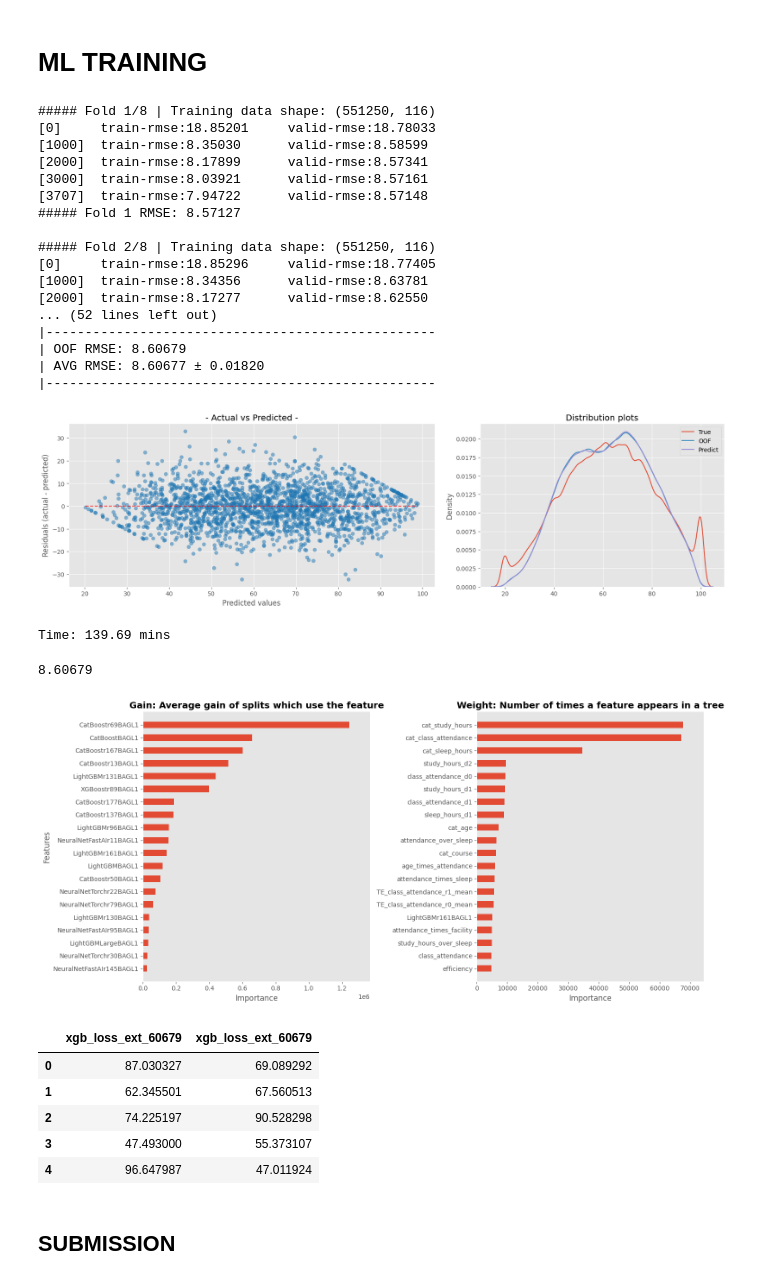
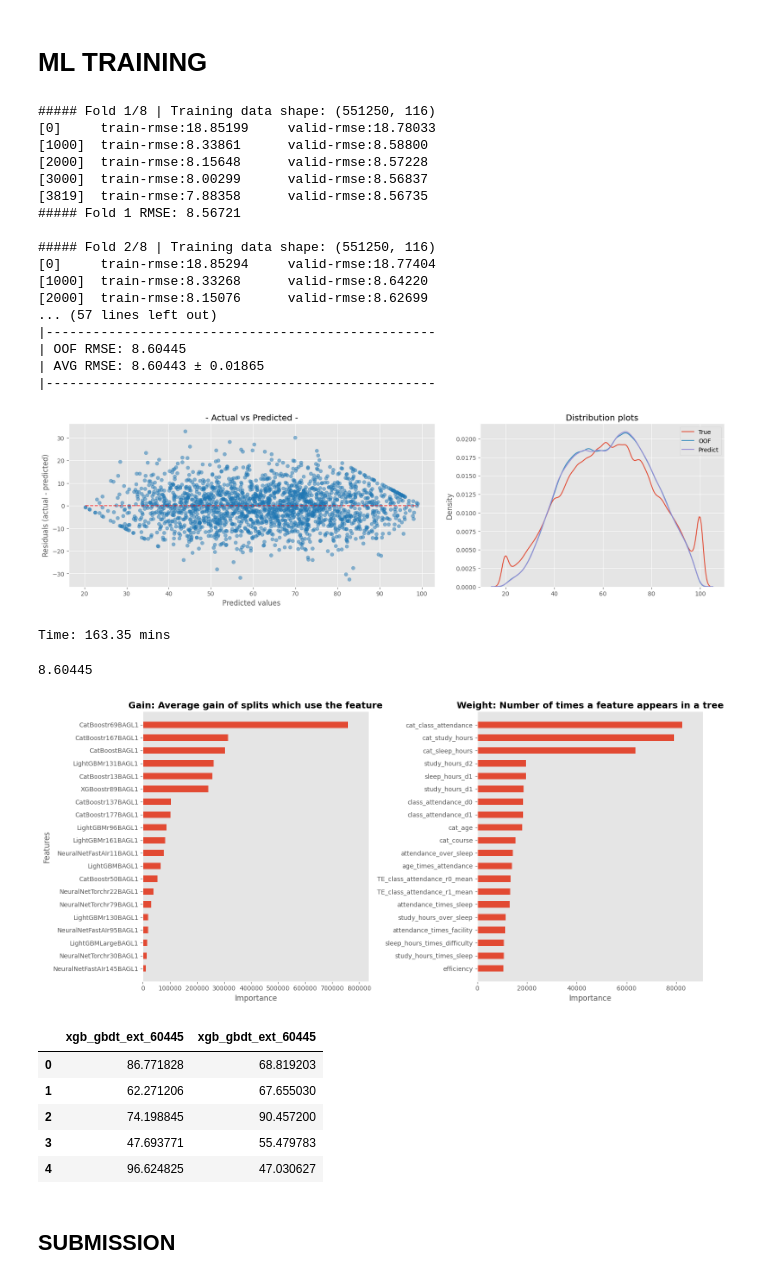
Before and after one commit to coded-sly/ps6e1-Student-Test-Score, a Jupyter notebook: ps6e1-xgb-orig-basescore.ipynb, the cells around one changed output. Saved outputs shown, nothing was run; the diff lists cells and outputs as text; code cells hidden in the pictures.

Commit message:
Kaggle Notebook | ps6e1 | XGB | Orig+BaseScore | ⬆️ gbdt_extended_1

```diff
--- a/ps6e1-xgb-orig-basescore.ipynb
+++ b/ps6e1-xgb-orig-basescore.ipynb
@@ -923,13 +923,13 @@ for i, (train_idx, val_idx) in enumerate(kf.split(X)):
     X_val   = combined.iloc[len(X_train):len(X_train)+len(X_val)]
     X_test  = combined.iloc[len(X_train)+len(X_val):]
 
-    suffix = 'loss_ext'
+    suffix = 'gbdt_ext'
     params = {
         # 'sampling_method': 'gradient_based',
         # # ---------------------------------------
-        'grow_policy': 'lossguide',
-        'max_leaves': 128,
-        'max_depth': 0, # 0 if lossguide
+        # 'grow_policy': 'lossguide',
+        # 'max_leaves': 128,
+        'max_depth': 8, # 0 if lossguide
         # ---------------------------------------
         'objective': 'reg:squarederror',
         'eval_metric': "rmse",
@@ -988,47 +988,47 @@ display = PredictionErrorDisplay.from_predictions(
     pd.Series(y), oof_preds, ax=axs[0], subsample=2000,
     # kind = "actual_vs_predicted",
     scatter_kwargs={"alpha": 0.5}, line_kwargs={'color': 'r'},
         )
 axs[0].set_title(f"- Actual vs Predicted -")
 
 LABELS = ['True', 'OOF', 'Predict']
 sns.kdeplot(y, ax=axs[1], label=LABELS[0])
 sns.kdeplot(oof_preds, ax=axs[1], label=LABELS[1])
 sns.kdeplot(test_preds, ax=axs[1], label=LABELS[2])
 axs[1].set_title(f"Distribution plots")
 
 for ax in axs:
     # ax.grid(False)
     ax.spines['top'].set_visible(False)
     ax.spines['right'].set_visible(False)
 
 plt.legend()
 plt.tight_layout()
 plt.show()
 
 tok = time()
 tiktok = (tok-tik) / 60
 print(f"Time: {tiktok:.2f} mins")
 # %% [output]
 ##### Fold 1/8 | Training data shape: (551250, 116)
-[0]     train-rmse:18.85201     valid-rmse:18.78033
-[1000]  train-rmse:8.35030      valid-rmse:8.58599
-[2000]  train-rmse:8.17899      valid-rmse:8.57341
-[3000]  train-rmse:8.03921      valid-rmse:8.57161
-[3707]  train-rmse:7.94722      valid-rmse:8.57148
-##### Fold 1 RMSE: 8.57127
+[0]     train-rmse:18.85199     valid-rmse:18.78033
+[1000]  train-rmse:8.33861      valid-rmse:8.58800
+[2000]  train-rmse:8.15648      valid-rmse:8.57228
+[3000]  train-rmse:8.00299      valid-rmse:8.56837
+[3819]  train-rmse:7.88358      valid-rmse:8.56735
+##### Fold 1 RMSE: 8.56721
 
 ##### Fold 2/8 | Training data shape: (551250, 116)
-[0]     train-rmse:18.85296     valid-rmse:18.77405
-[1000]  train-rmse:8.34356      valid-rmse:8.63781
-[2000]  train-rmse:8.17277      valid-rmse:8.62550
-... (52 lines left out)
+[0]     train-rmse:18.85294     valid-rmse:18.77404
+[1000]  train-rmse:8.33268      valid-rmse:8.64220
+[2000]  train-rmse:8.15076      valid-rmse:8.62699
+... (57 lines left out)
 |--------------------------------------------------
-| OOF RMSE: 8.60679
-| AVG RMSE: 8.60677 ± 0.01820
+| OOF RMSE: 8.60445
+| AVG RMSE: 8.60443 ± 0.01865
 |--------------------------------------------------
-[figure, old version]
+[figure, new version]
-Time: 139.69 mins
+Time: 163.35 mins
 # %%
 float(overall_score)
 # 5folds + stop 200 + lr 0.1 + depth 8:
@@ -1036,7 +1036,7 @@ float(overall_score)
 # external1 only:: -> 8.63173 || loss-> 8.63004
 # external2 only:: -> 8.64500 || loss-> 8.64123
 # %% [output]
-8.60679
+8.60445
 # %%
 ## -- plot_shap --
 MAX = 20
@@ -1068,7 +1068,7 @@ for ax in axs:
 plt.tight_layout()
 plt.show()
 # %% [output]
-[figure, old version]
+[figure, new version]
 # %%
 n = f"xgb_{suffix}_" + f"{overall_score}".split('.')[1]
 oof_final  = pd.DataFrame(oof_preds, columns=[n])
@@ -1076,12 +1076,12 @@ test_final = pd.DataFrame(test_preds, columns=[n])
 
 pd.concat([oof_final, test_final], axis=1).head()
 # %% [output]
-|  | xgb_loss_ext_60679 | xgb_loss_ext_60679 |
-| 0 | 87.030327 | 69.089292 |
-| 1 | 62.345501 | 67.560513 |
-| 2 | 74.225197 | 90.528298 |
-| 3 | 47.493000 | 55.373107 |
-| 4 | 96.647987 | 47.011924 |
+|  | xgb_gbdt_ext_60445 | xgb_gbdt_ext_60445 |
+| 0 | 86.771828 | 68.819203 |
+| 1 | 62.271206 | 67.655030 |
+| 2 | 74.198845 | 90.457200 |
+| 3 | 47.693771 | 55.479783 |
+| 4 | 96.624825 | 47.030627 |
 # %% [markdown]
 ## SUBMISSION
 # %%
```
Also changed, not shown: parts of 3 cells of this notebook.
